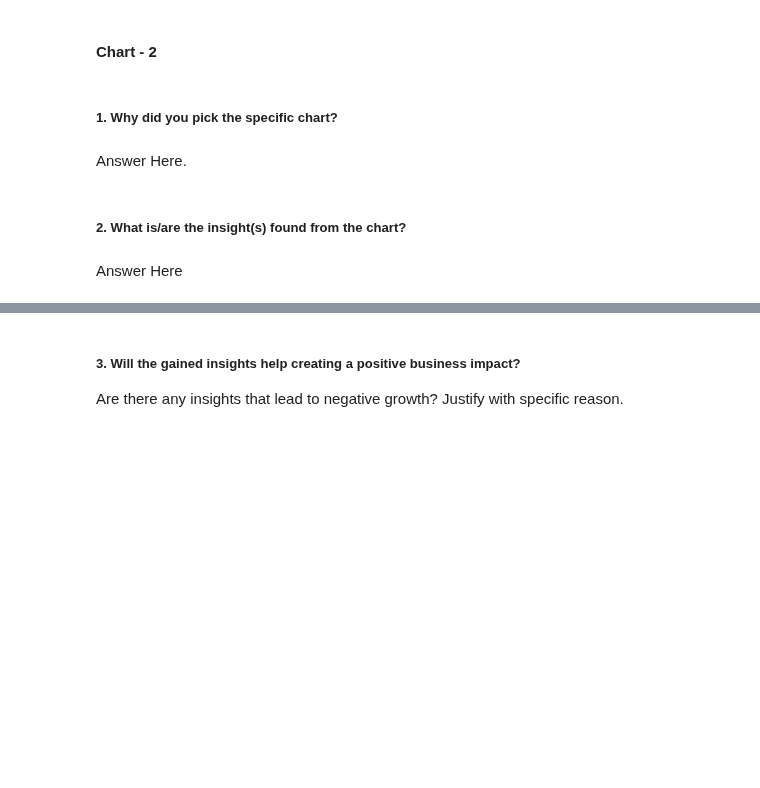
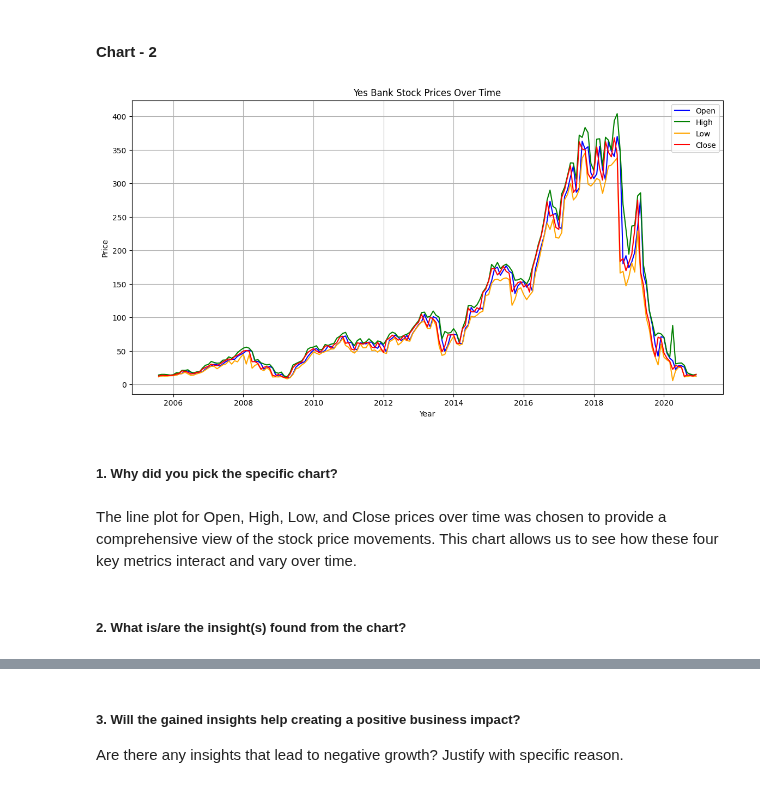
Before and after one commit to KushangShah/ML-Project-End-to-End-Machine-Learning., a Jupyter notebook: Yes_Bank_Stock_Closing_Price_Prediction.ipynb, the cells around one changed output, grey strips where cells are left out. Cells and saved outputs as stored; diff of their text form; code cells hidden in the pictures; blank space fills up the shorter version.

```diff
--- a/Yes_Bank_Stock_Closing_Price_Prediction.ipynb
+++ b/Yes_Bank_Stock_Closing_Price_Prediction.ipynb
@@ -336,8 +335,25 @@ Yes, the insights can help in several ways:
+# %%
+# Chart - 2 visualization code
+# Line Plot of Open, High, Low, and Close Prices Over Time
+plt.figure(figsize=(14, 7))
+
+plt.plot(yes_bank_df_2['Year'] + yes_bank_df_2['Month']/12, yes_bank_df_2['Open'], label='Open', color='blue')
+plt.plot(yes_bank_df_2['Year'] + yes_bank_df_2['Month']/12, yes_bank_df_2['High'], label='High', color='green')
+plt.plot(yes_bank_df_2['Year'] + yes_bank_df_2['Month']/12, yes_bank_df_2['Low'], label='Low', color='orange')
+plt.plot(yes_bank_df_2['Year'] + yes_bank_df_2['Month']/12, yes_bank_df_2['Close'], label='Close', color='red')
+
+plt.title('Yes Bank Stock Prices Over Time')
+plt.xlabel('Year')
+plt.ylabel('Price')
+plt.legend()
+plt.grid(True)
+
+plt.show()
+# %% [output]
+[figure, added]
 # %% [markdown]
 ##### 1. Why did you pick the specific chart?
-# %% [markdown]
-Answer Here.
+# %% [markdown]
+The line plot for Open, High, Low, and Close prices over time was chosen to provide a comprehensive view of the stock price movements. This chart allows us to see how these four key metrics interact and vary over time.
 # %% [markdown]
 ##### 2. What is/are the insight(s) found from the chart?
-# %% [markdown]
-Answer Here
```
Also changed, not shown: parts of 5 cells of this notebook.
